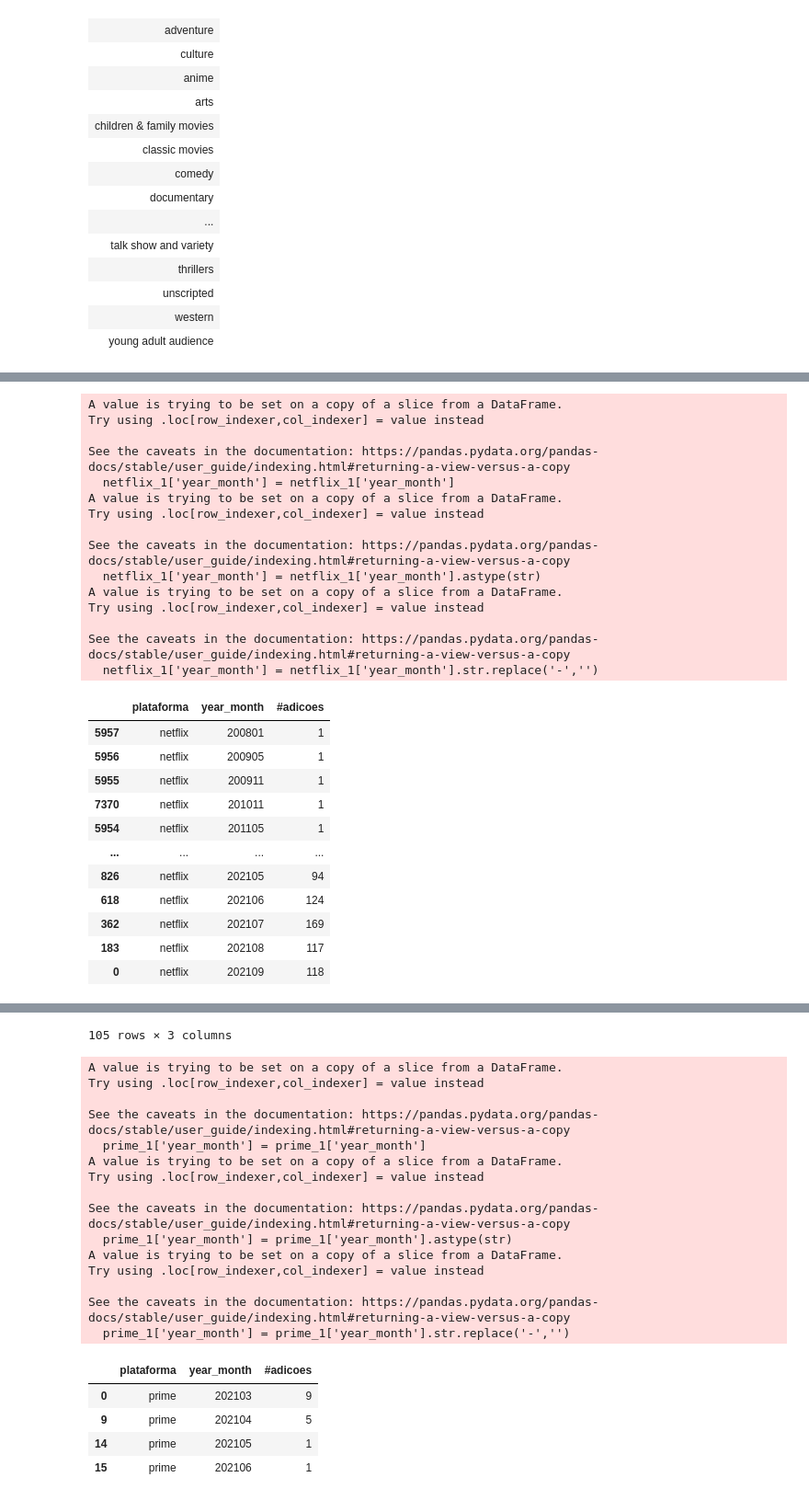
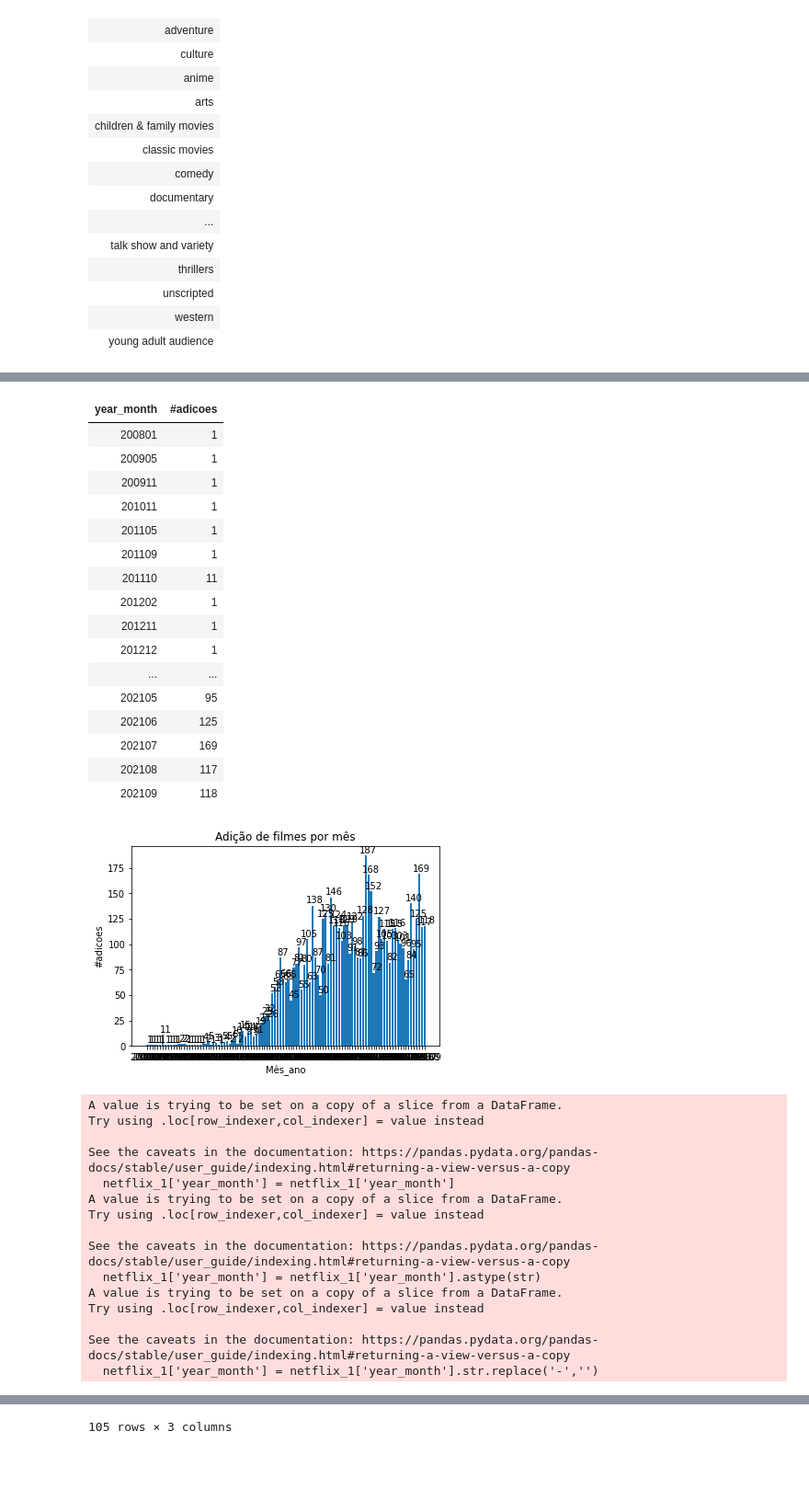
Before and after one commit to diogocastro80/Data-Challenge-20221121, a Jupyter notebook: Challenge_coodesh.ipynb, the cells around one changed output, grey strips where cells are left out. Shown at 92% size. Drawn from its saved outputs; the diff is of its cells as text; code cells hidden in the pictures; blank space fills up the shorter version.

```diff
--- a/Challenge_coodesh.ipynb
+++ b/Challenge_coodesh.ipynb
@@ -551,36 +477,51 @@ netflix_1 = netflix_1[['plataforma', 'year_month', '#adicoes']]
 netflix_1['year_month'] = netflix_1['year_month']
 netflix_1['year_month'] = netflix_1['year_month'].astype(str)
 netflix_1['year_month'] = netflix_1['year_month'].str.replace('-','')
 netflix_1 = netflix_1.drop_duplicates()
 netflix_1 = netflix_1.sort_values('year_month', ascending=True)
 
 display(netflix_1)
 
 #Vendo a frequencia de adição de filmes do prime
 prime_1 = prime
 prime_1['plataforma'] = 'prime'
 prime_1 = prime_1[prime_1['type'] == 'Movie']
 
 prime_1 = prime_1[prime_1['date_added'].notna()]
 prime_1 = prime_1[['plataforma', 'date_added']]
 prime_1['date_added'] = pd.to_datetime(prime_1['date_added'])
 prime_1['year_month'] = prime_1['date_added'].dt.strftime('%Y-%m')
 
 freq_mov_temp = prime_1['year_month'].value_counts().to_dict()
 prime_1['#adicoes'] = prime_1['year_month'].map(freq_mov_temp)
 prime_1 = prime_1[['plataforma', 'year_month', '#adicoes']]
 
 prime_1['year_month'] = prime_1['year_month']
 prime_1['year_month'] = prime_1['year_month'].astype(str)
 prime_1['year_month'] = prime_1['year_month'].str.replace('-','')
 prime_1 = prime_1.drop_duplicates()
 prime_1 = prime_1.sort_values('year_month', ascending=True)
 
 display(prime_1)
-
-
-display(total_movies_2)
 # %% [output]
+| year_month | #adicoes |
+| 200801 | 1 |
+| 200905 | 1 |
+| 200911 | 1 |
+| 201011 | 1 |
+| 201105 | 1 |
+| 201109 | 1 |
+| 201110 | 11 |
+| 201202 | 1 |
+| 201211 | 1 |
+| 201212 | 1 |
+| ... | ... |
+| 202105 | 95 |
+| 202106 | 125 |
+| 202107 | 169 |
+| 202108 | 117 |
+| 202109 | 118 |
+[figure]
 A value is trying to be set on a copy of a slice from a DataFrame.
 Try using .loc[row_indexer,col_indexer] = value instead
 
@@ -596,15 +537,3 @@ Try using .loc[row_indexer,col_indexer] = value instead
 
 See the caveats in the documentation: https://pandas.pydata.org/pandas-docs/stable/user_guide/indexing.html#returning-a-view-versus-a-copy
   netflix_1['year_month'] = netflix_1['year_month'].str.replace('-','')
-|  | plataforma | year_month | #adicoes |
-| 5957 | netflix | 200801 | 1 |
-| 5956 | netflix | 200905 | 1 |
-| 5955 | netflix | 200911 | 1 |
-| 7370 | netflix | 201011 | 1 |
-| 5954 | netflix | 201105 | 1 |
-| ... | ... | ... | ... |
-| 826 | netflix | 202105 | 94 |
-| 618 | netflix | 202106 | 124 |
-| 362 | netflix | 202107 | 169 |
-| 183 | netflix | 202108 | 117 |
-| 0 | netflix | 202109 | 118 |
@@ -611,21 +552 @@ See the caveats in the documentation: https://pandas.pydata.org/pandas-docs/stab
 105 rows × 3 columns
-A value is trying to be set on a copy of a slice from a DataFrame.
-Try using .loc[row_indexer,col_indexer] = value instead
-
-See the caveats in the documentation: https://pandas.pydata.org/pandas-docs/stable/user_guide/indexing.html#returning-a-view-versus-a-copy
-  prime_1['year_month'] = prime_1['year_month']
-A value is trying to be set on a copy of a slice from a DataFrame.
-Try using .loc[row_indexer,col_indexer] = value instead
-
-See the caveats in the documentation: https://pandas.pydata.org/pandas-docs/stable/user_guide/indexing.html#returning-a-view-versus-a-copy
-  prime_1['year_month'] = prime_1['year_month'].astype(str)
-A value is trying to be set on a copy of a slice from a DataFrame.
-Try using .loc[row_indexer,col_indexer] = value instead
-
-See the caveats in the documentation: https://pandas.pydata.org/pandas-docs/stable/user_guide/indexing.html#returning-a-view-versus-a-copy
-  prime_1['year_month'] = prime_1['year_month'].str.replace('-','')
-|  | plataforma | year_month | #adicoes |
-| 0 | prime | 202103 | 9 |
-| 9 | prime | 202104 | 5 |
-| 14 | prime | 202105 | 1 |
-| 15 | prime | 202106 | 1 |
```
Also changed, not shown: parts of 9 cells of this notebook.
